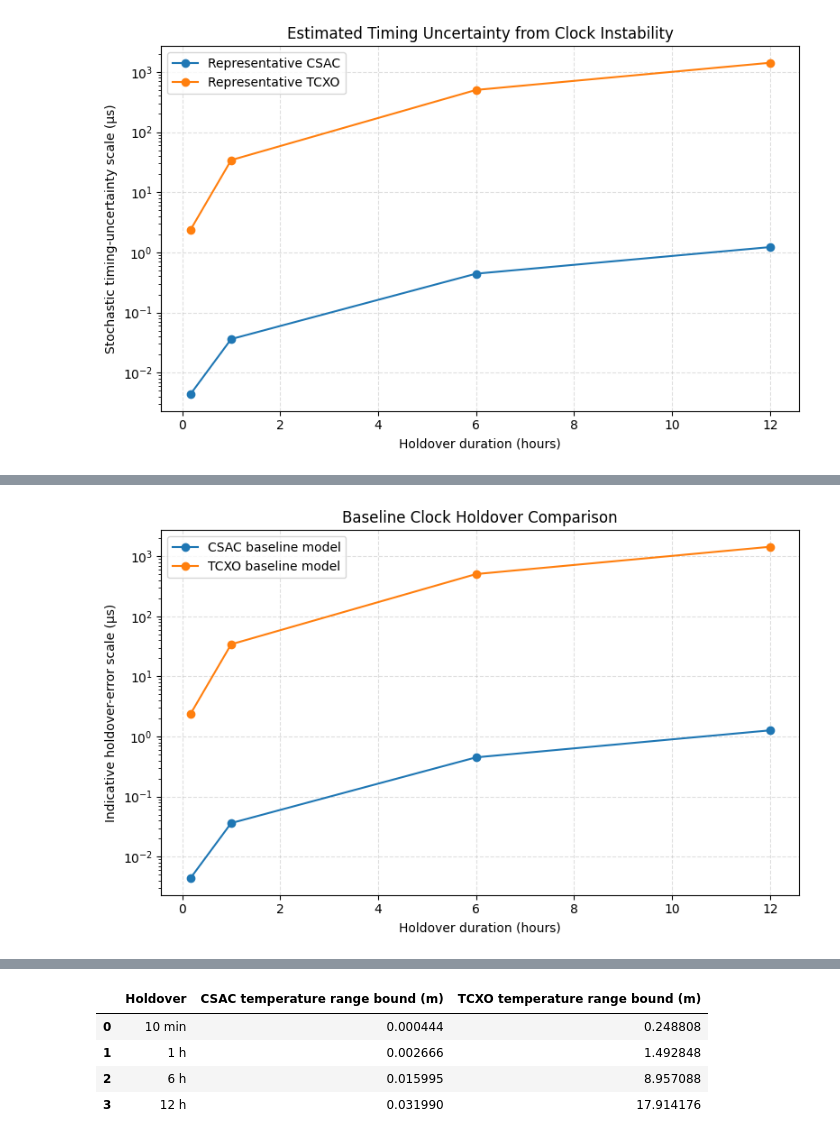
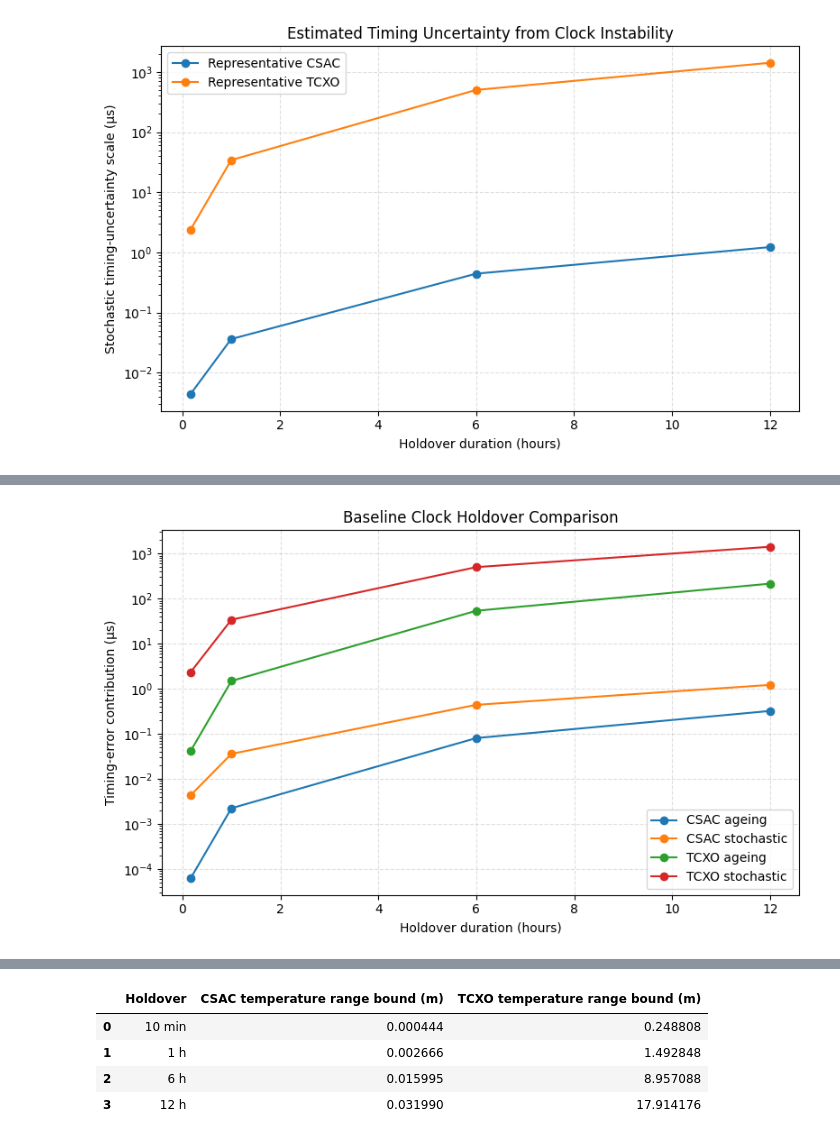
Before and after one commit to FarahAlmufawez/CSAC-GNSS-Holdover-Model, a Jupyter notebook: CSAC-GNSS-Holdover-Model.ipynb, the cells around one changed output, grey strips where cells are left out. Saved outputs shown, nothing was run; the diff lists cells and outputs as text; code cells hidden in the pictures.

```diff
--- a/CSAC-GNSS-Holdover-Model.ipynb
+++ b/CSAC-GNSS-Holdover-Model.ipynb
@@ -1433,27 +1475,15 @@ for label, t in holdover_times.items():
     csac_stoch_s = t * csac_sigma_y
     tcxo_stoch_s = t * tcxo_sigma_y
 
-    # Indicative baseline holdover-error scale
-
-    csac_total_s = np.sqrt(
-        csac_age_s**2 + csac_stoch_s**2
-    )
-
-    tcxo_total_s = np.sqrt(
-        tcxo_age_s**2 + tcxo_stoch_s**2
-    )
-
     holdover_comparison.append({
         "Holdover": label,
         "Time (s)": t,
 
         "CSAC ageing (us)": csac_age_s * 1e6,
         "CSAC stochastic (us)": csac_stoch_s * 1e6,
-        "CSAC indicative holdover scale (us)": csac_total_s * 1e6,
 
         "TCXO ageing (us)": tcxo_age_s * 1e6,
-        "TCXO stochastic (us)": tcxo_stoch_s * 1e6,
-        "TCXO indicative holdover scale (us)": tcxo_total_s * 1e6
+        "TCXO stochastic (us)": tcxo_stoch_s * 1e6
     })
 
 holdover_comparison_df = pd.DataFrame(
@@ -1470,5 +1500,4 @@ holdover_comparison_df
 # %%
-
 # 8.1.1 Baseline Holdover Comparison Plot
 
 import matplotlib.pyplot as plt
@@ -1481,44 +1510,54 @@ plt.figure(figsize=(8, 5))
 
 plt.plot(
     time_hours,
-    holdover_comparison_df[
-        "CSAC indicative holdover scale (us)"
-    ],
+    holdover_comparison_df["CSAC ageing (us)"],
     marker="o",
-    label="CSAC baseline model"
+    label="CSAC ageing"
 )
 
 plt.plot(
     time_hours,
-    holdover_comparison_df[
-        "TCXO indicative holdover scale (us)"
-    ],
+    holdover_comparison_df["CSAC stochastic (us)"],
     marker="o",
-    label="TCXO baseline model"
+    label="CSAC stochastic"
+)
+
+plt.plot(
+    time_hours,
+    holdover_comparison_df["TCXO ageing (us)"],
+    marker="o",
+    label="TCXO ageing"
+)
+
+plt.plot(
+    time_hours,
+    holdover_comparison_df["TCXO stochastic (us)"],
+    marker="o",
+    label="TCXO stochastic"
 )
 
 plt.yscale("log")
 
 plt.xlabel("Holdover duration (hours)")
-plt.ylabel("Indicative holdover-error scale (µs)")
+plt.ylabel("Timing-error contribution (µs)")
 
 plt.title(
     "Baseline Clock Holdover Comparison"
 )
 
 plt.grid(
     True,
     which="major",
     linestyle="--",
     alpha=0.4
 )
 
 plt.legend()
 plt.tight_layout()
 
 plt.show()
 # %% [output]
-[figure, old version]
+[figure, new version]
 # %% [markdown]
 ### 8.1.1 Interpretation of Baseline Holdover Results
 
```
Also changed, not shown: parts of 28 cells of this notebook.
